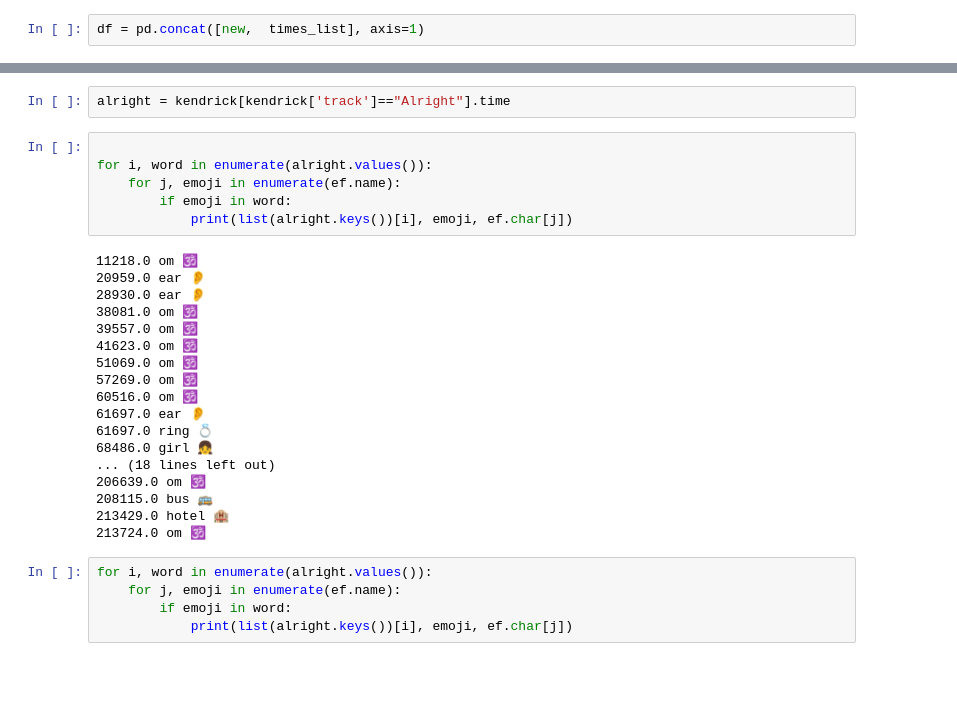
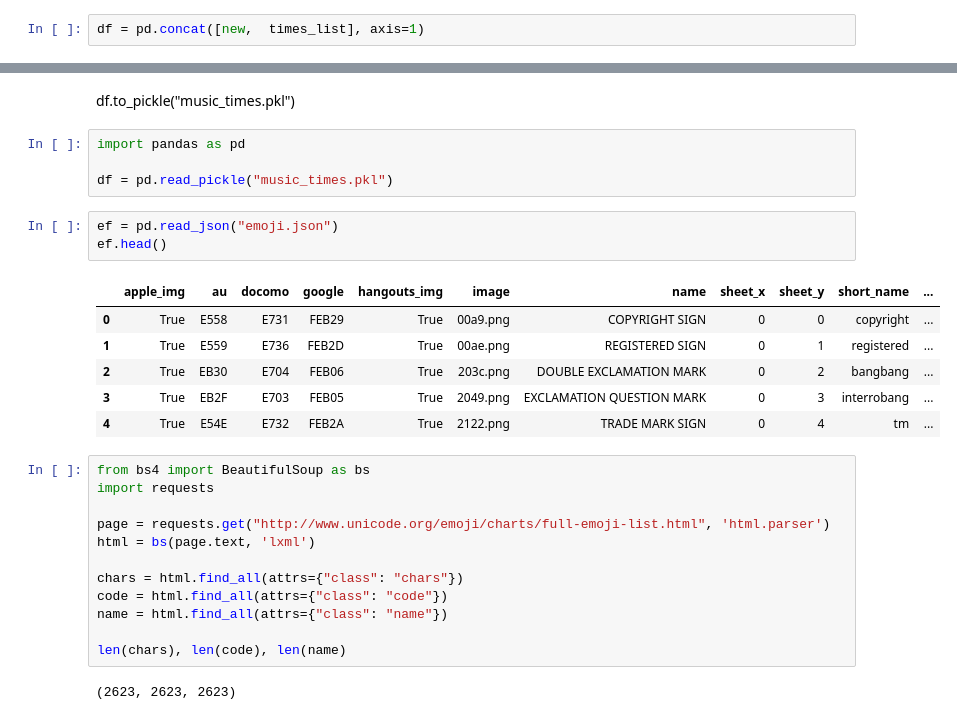
Before and after one commit to majickdave/stata_lyrics, a Jupyter notebook: musicmind.ipynb, the cells around one changed output, grey strips where cells are left out. Drawn from its saved outputs; the diff is of its cells as text; blank space fills up the shorter version.

Commit message:
added emoji library

```diff
--- a/musicmind.ipynb
+++ b/musicmind.ipynb
@@ -469,31 +185,30 @@ kendrick = df[df['artist']=="Kendrick Lamar"]
-# %%
-alright = kendrick[kendrick['track']=="Alright"].time
-# %%
-
-for i, word in enumerate(alright.values()):
-    for j, emoji in enumerate(ef.name):
-        if emoji in word:
-            print(list(alright.keys())[i], emoji, ef.char[j])
-# %% [output]
-11218.0 om 🕉
-20959.0 ear 👂
-28930.0 ear 👂
-38081.0 om 🕉
-39557.0 om 🕉
-41623.0 om 🕉
-51069.0 om 🕉
-57269.0 om 🕉
-60516.0 om 🕉
-61697.0 ear 👂
-61697.0 ring 💍
-68486.0 girl 👧
-... (18 lines left out)
-206639.0 om 🕉
-208115.0 bus 🚌
-213429.0 hotel 🏨
-213724.0 om 🕉
-# %%
-for i, word in enumerate(alright.values()):
-    for j, emoji in enumerate(ef.name):
-        if emoji in word:
-            print(list(alright.keys())[i], emoji, ef.char[j])
+# %% [markdown]
+df.to_pickle("music_times.pkl")
+# %%
+import pandas as pd
+
+df = pd.read_pickle("music_times.pkl")
+# %%
+ef = pd.read_json("emoji.json")
+ef.head()
+# %% [output]
+|  | apple_img | au | docomo | google | hangouts_img | image | name | sheet_x | sheet_y | short_name | ... |
+| 0 | True | E558 | E731 | FEB29 | True | 00a9.png | COPYRIGHT SIGN | 0 | 0 | copyright | ... |
+| 1 | True | E559 | E736 | FEB2D | True | 00ae.png | REGISTERED SIGN | 0 | 1 | registered | ... |
+| 2 | True | EB30 | E704 | FEB06 | True | 203c.png | DOUBLE EXCLAMATION MARK | 0 | 2 | bangbang | ... |
+| 3 | True | EB2F | E703 | FEB05 | True | 2049.png | EXCLAMATION QUESTION MARK | 0 | 3 | interrobang | ... |
+| 4 | True | E54E | E732 | FEB2A | True | 2122.png | TRADE MARK SIGN | 0 | 4 | tm | ... |
+# %%
+from bs4 import BeautifulSoup as bs
+import requests
+
+page = requests.get("http://www.unicode.org/emoji/charts/full-emoji-list.html", 'html.parser')
+html = bs(page.text, 'lxml')
+
+chars = html.find_all(attrs={"class": "chars"})
+code = html.find_all(attrs={"class": "code"})
+name = html.find_all(attrs={"class": "name"})
+
+len(chars), len(code), len(name)
+# %% [output]
+(2623, 2623, 2623)
```
Also changed, not shown: parts of 50 cells of this notebook.
